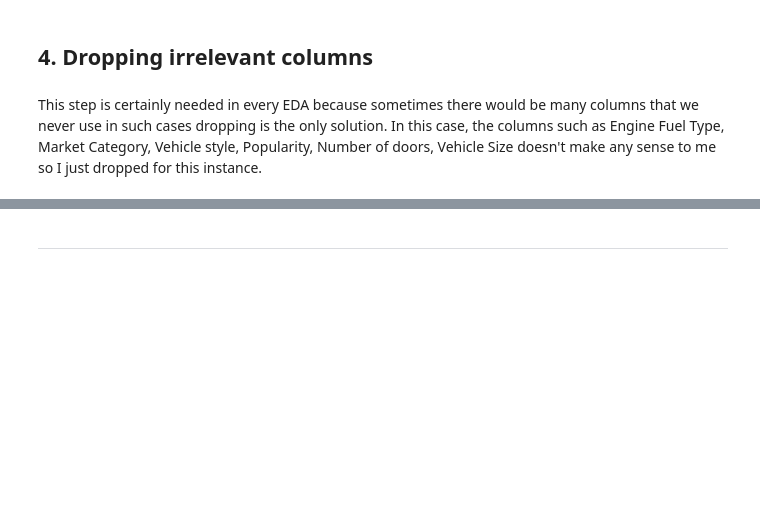
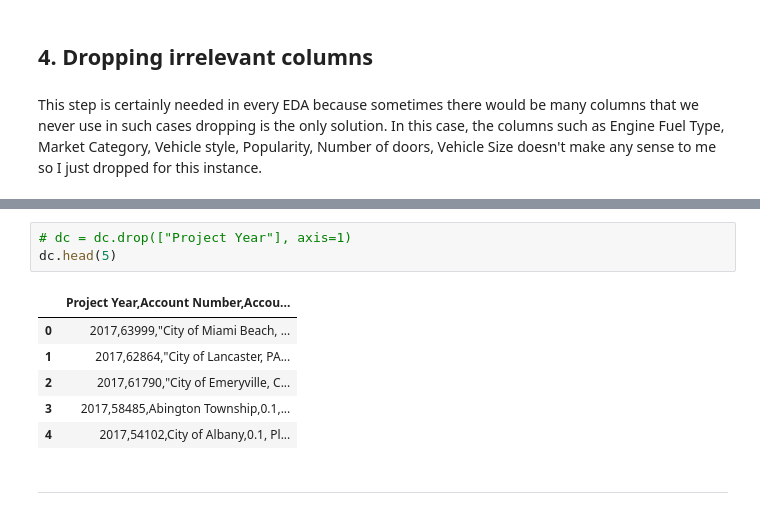
Before and after one commit to nicholascgilpin/cdphackathon, a Jupyter notebook: nick.ipynb, the cells around one changed output, grey strips where cells are left out. Saved outputs shown, nothing was run; the diff lists cells and outputs as text; blank space fills up the shorter version.

```diff
--- a/nick.ipynb
+++ b/nick.ipynb
@@ -94,3 +107,13 @@ df.head(5)
+# %%
+# dc = dc.drop(["Project Year"], axis=1)
+dc.head(5)
+# %% [output]
+|  | Project Year,Account Number,Accou... |
+| 0 | 2017,63999,"City of Miami Beach, ... |
+| 1 | 2017,62864,"City of Lancaster, PA... |
+| 2 | 2017,61790,"City of Emeryville, C... |
+| 3 | 2017,58485,Abington Township,0.1,... |
+| 4 | 2017,54102,City of Albany,0.1, Pl... |
 # %% [markdown]
 
 
```
Also changed, not shown: parts of 6 cells of this notebook.
